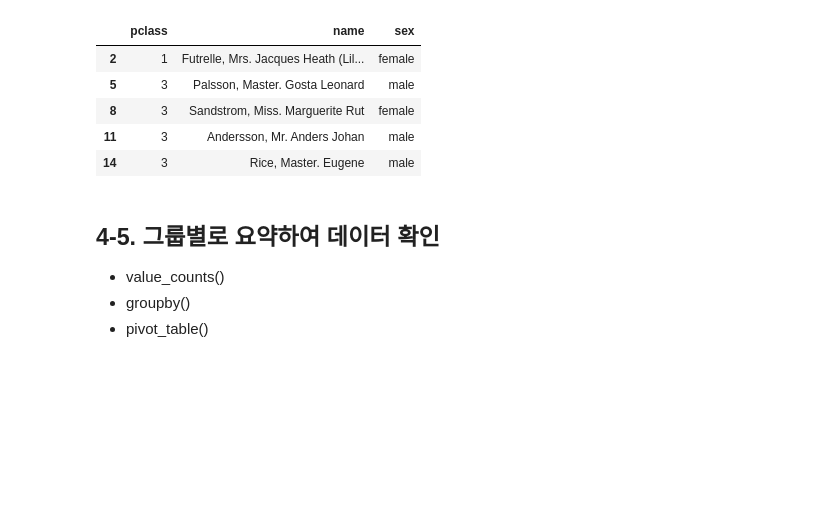
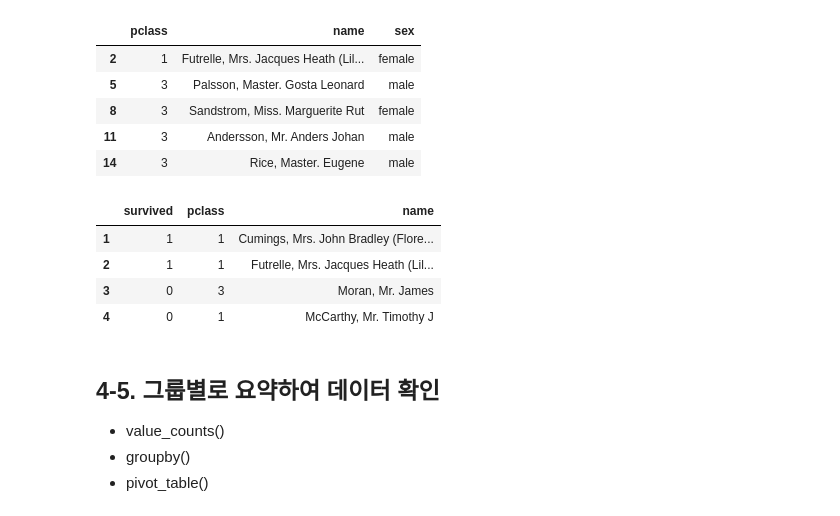
Before and after one commit to gyoh6629/PyData26, a Jupyter notebook: day05/AI기반데이터분석_04_판다스_데이터처리_실습.ipynb, the cells around one changed output. Drawn from its saved outputs; the diff is of its cells as text; code cells hidden in the pictures; blank space fills up the shorter version.

```diff
--- a/day05/AI기반데이터분석_04_판다스_데이터처리_실습.ipynb
+++ b/day05/AI기반데이터분석_04_판다스_데이터처리_실습.ipynb
@@ -748,6 +748,35 @@ t_df[[t_df.columns[2], t_df.columns[3], t_df.columns[4]]][2:15:3] # 열 인덱
 | 8 | 3 | Sandstrom, Miss. Marguerite Rut | female |
 | 11 | 3 | Andersson, Mr. Anders Johan | male |
 | 14 | 3 | Rice, Master. Eugene | male |
+# %%
+# loc 을 사용해 이름 인덱스로 슬라이싱하기, 행, 열 둘 다 가능
+# loc 은 완전히 이름 인덱스를 사용하며, 이름에 슬라이싱 연산자 사용 가능 [ s : s : s ], ([행], [행, 열])
+# 인덱스의 이름이 1, 2, 'A', 'ㅁㄴㅇㄹ', 132 이런식이라면 1:'A' , :: , :'ㅁㄴㅇㄹ' 이런거 가능, 얘는 1부터 'A' 전까지가 아닌 그냥 쓰는대로 다 포함, 스텝은 숫자만
+
+# 현재 사용중인 타이타닉 데이터의 인덱스는 자동생성 정수 인덱스이기 때문에 표기는 같지만 아래 iloc과 작동은 다름
+t_df.loc[0] # 첫 행 출력, loc은 단일 행도 : 없이 가능
+t_df.loc[0:5] # 0부터 5행까지 6개의 행 출력, (loc은 다 포함)
+t_df.loc[0:10:2] # 2단위로
+
+t_df.loc[:,'age'] # 행은 전부다, 열은 'age'만 출력
+t_df.loc[:, ['age', 'sex']] # 행 전부, 열 두 개, loc 도 여러개를 배열로 가져오기 가능
+t_df.loc[2:5, 'survived':'age'] # 행 2부터 5까지, 열 'survived' 부터 'age' 까지, 슬라이싱은 2개 이상이어도 괄호 필요없음
+
+# iloc 을 사용해 위치 인덱스로 슬라이싱하기, 행, 열 둘 다 가능, loc과 전부다 똑같은데 사용하는 인덱스랑 포함 범위가 다름, 얘는 스탑 전까지임
+# 이거처럼 위 loc과 똑같이 써도 loc은 이름을 따라가고 iloc은 인덱스 위치를 따라감, 만약 인덱스가 ㅁ,ㄴ,ㅇ,ㄹ 이런식이라면 loc은 표기가 달라짐
+# iloc은 어차피 위치 인덱스를 쓰기 때문에 안바꿔도 됨
+t_df.iloc[0]
+t_df.iloc[0:5]
+t_df.iloc[0:10:2]
+# iloc은 열도 이름 대신 위치 인덱스로 씀, 눈으론 안보임, 대충 순서대로
+t_df.iloc[:, [0, 2]]
+t_df.iloc[1:5, 1:4]
+# %% [output]
+|  | survived | pclass | name |
+| 1 | 1 | 1 | Cumings, Mrs. John Bradley (Flore... |
+| 2 | 1 | 1 | Futrelle, Mrs. Jacques Heath (Lil... |
+| 3 | 0 | 3 | Moran, Mr. James |
+| 4 | 0 | 1 | McCarthy, Mr. Timothy J |
 # %% [markdown]
 ## 4-5. 그룹별로 요약하여 데이터 확인
 * value_counts()
```
